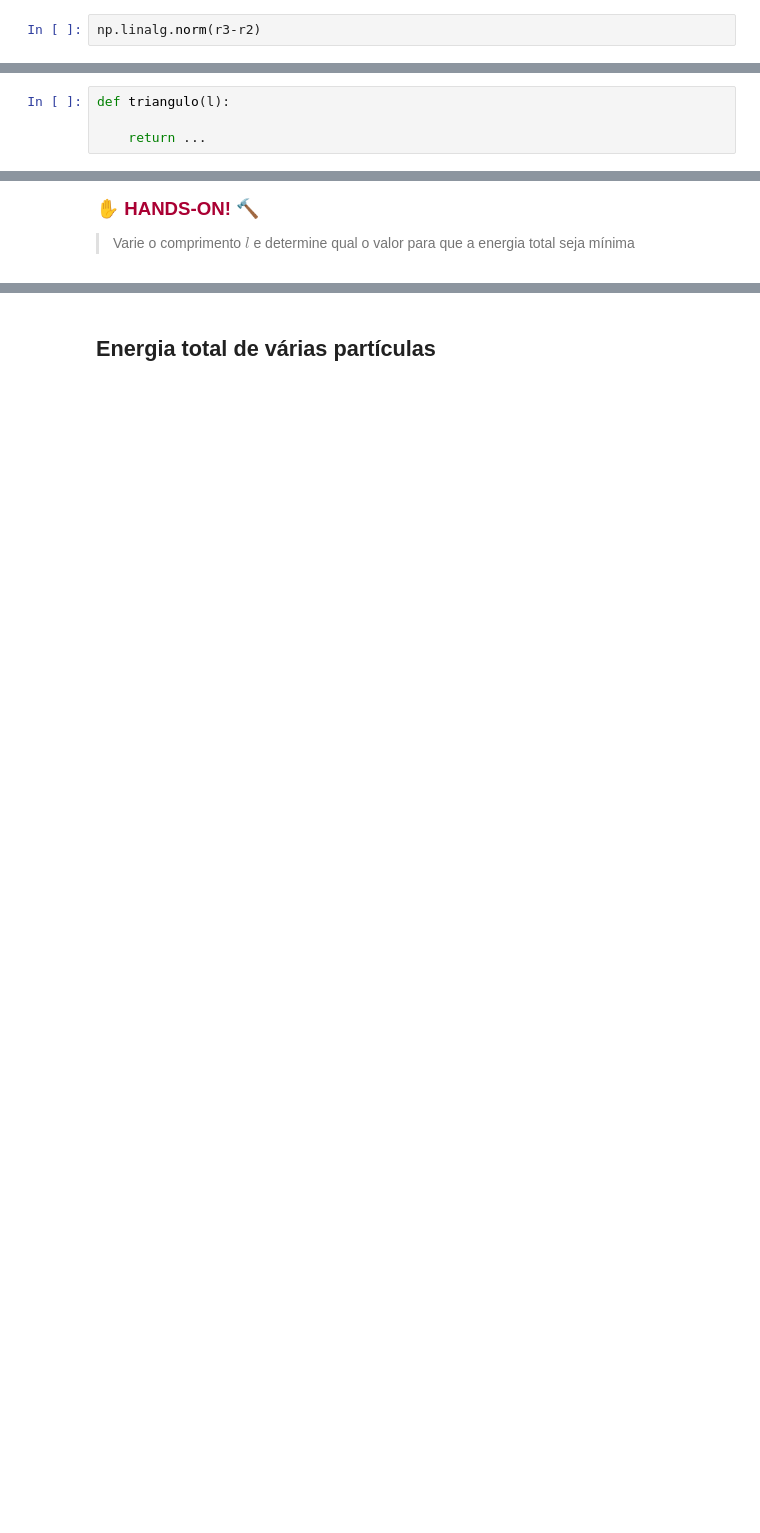
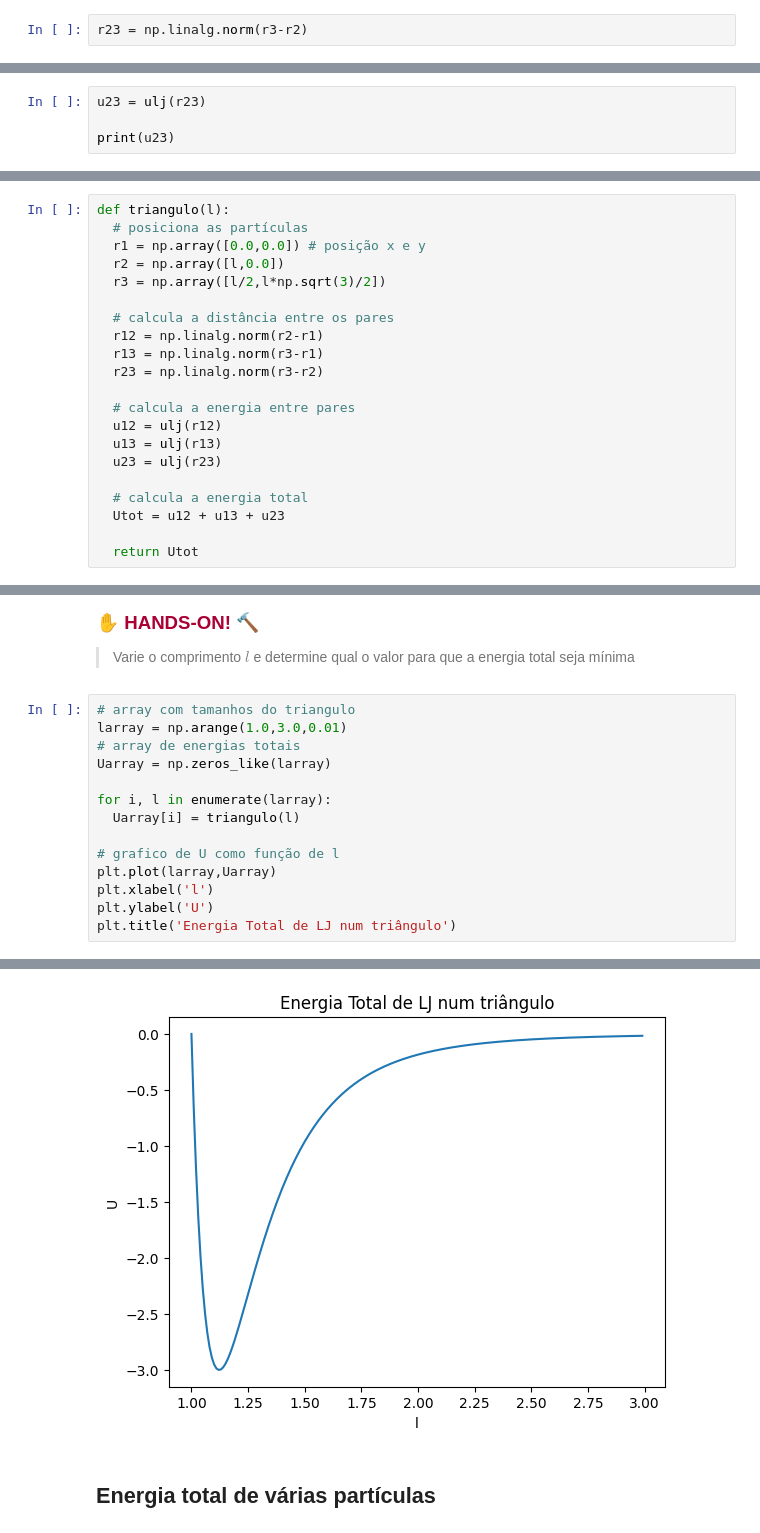
Before and after one commit to elvissoares/EQE595-SimMol, a Jupyter notebook: notebooks/2_Lennard-Jones_Cond_Contorno_Periodica.ipynb, the cells around one changed output, grey strips where cells are left out. Saved outputs shown, nothing was run; the diff lists cells and outputs as text; blank space fills up the shorter version.

```diff
--- a/notebooks/2_Lennard-Jones_Cond_Contorno_Periodica.ipynb
+++ b/notebooks/2_Lennard-Jones_Cond_Contorno_Periodica.ipynb
@@ -88,4 +96,4 @@ r3-r2
 # %%
-np.linalg.norm(r3-r2)
+r23 = np.linalg.norm(r3-r2)
 # %% [markdown]
 Calculando energia entre pares
@@ -97,0 +112,4 @@ u23 = ...
+# %%
+u23 = ulj(r23)
+
+print(u23)
@@ -105,7 +129,24 @@ Utot = u12 + u13 + u23
 </span>**
 
 > Crie uma função que distribua as 3 partículas num triângulo de lado $l$ e calcule a energia total de LJ
-# %%
-def triangulo(l):
-
-    return ...
+# %%
+def triangulo(l):
+  # posiciona as partículas
+  r1 = np.array([0.0,0.0]) # posição x e y
+  r2 = np.array([l,0.0])
+  r3 = np.array([l/2,l*np.sqrt(3)/2])
+
+  # calcula a distância entre os pares
+  r12 = np.linalg.norm(r2-r1)
+  r13 = np.linalg.norm(r3-r1)
+  r23 = np.linalg.norm(r3-r2)
+
+  # calcula a energia entre pares
+  u12 = ulj(r12)
+  u13 = ulj(r13)
+  u23 = ulj(r23)
+
+  # calcula a energia total
+  Utot = u12 + u13 + u23
+
+  return Utot
@@ -115,3 +162,18 @@ def triangulo(l):
 </span>**
 
 > Varie o comprimento $l$ e determine qual o valor para que a energia total seja mínima
+# %%
+# array com tamanhos do triangulo
+larray = np.arange(1.0,3.0,0.01)
+# array de energias totais
+Uarray = np.zeros_like(larray)
+
+for i, l in enumerate(larray):
+  Uarray[i] = triangulo(l)
+
+# grafico de U como função de l
+plt.plot(larray,Uarray)
+plt.xlabel('l')
+plt.ylabel('U')
+plt.title('Energia Total de LJ num triângulo')
+# %% [output]
@@ -118,3 +181,4 @@ def triangulo(l):
+[figure, added]
 # %% [markdown]
 ## Energia total de várias partículas
 # %% [markdown]
```
Also changed, not shown: parts of 53 cells of this notebook.
